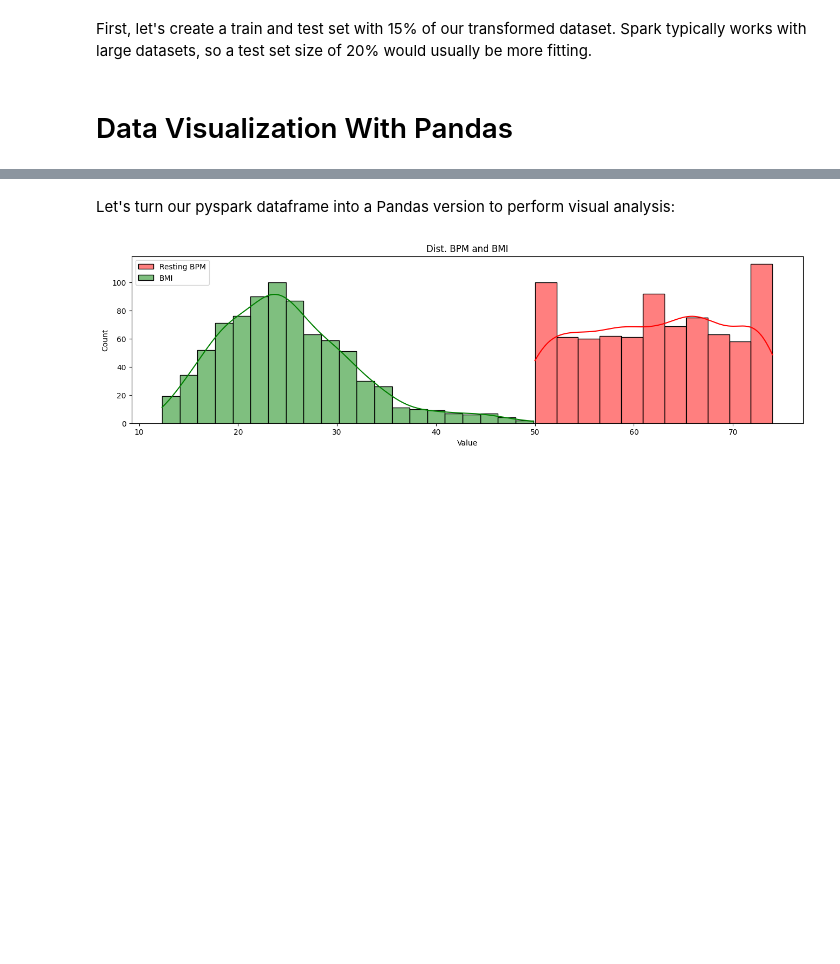
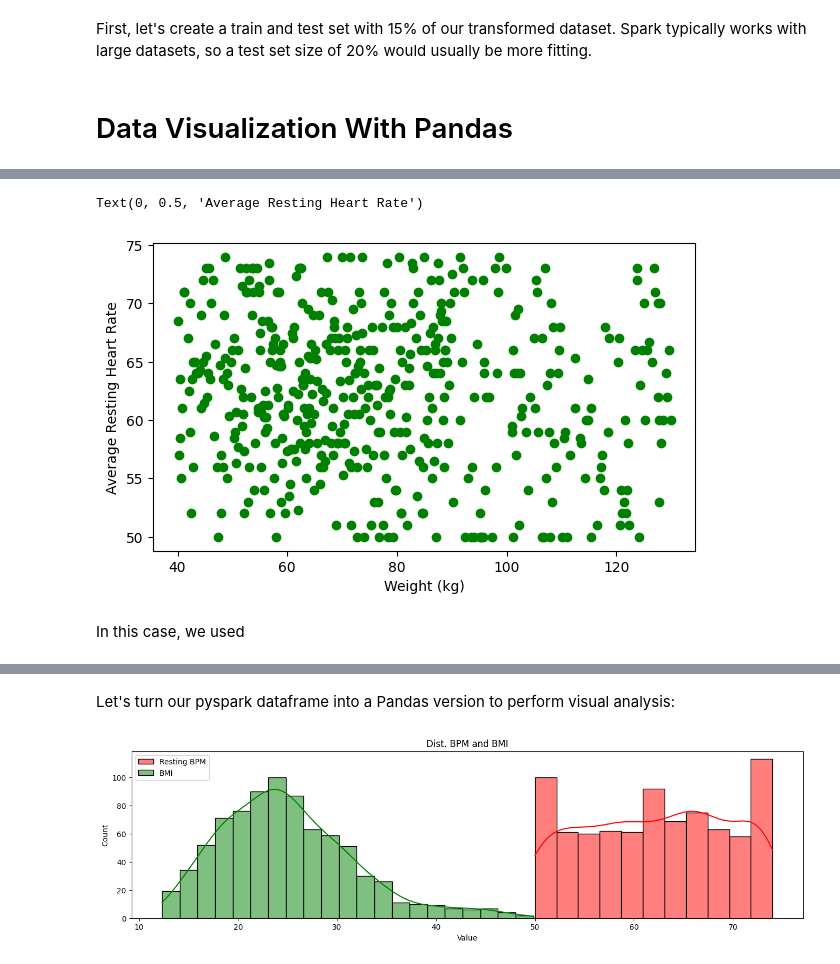
Before and after one commit to kklimov1/AngularSparkDataScienceProject, a Jupyter notebook: healthAnalysisCleaned.ipynb, the cells around one changed output, grey strips where cells are left out. Drawn from its saved outputs; the diff is of its cells as text; code cells hidden in the pictures; blank space fills up the shorter version.

Commit message:
Added SQL example within Spark

```diff
--- a/healthAnalysisCleaned.ipynb
+++ b/healthAnalysisCleaned.ipynb
@@ -188,0 +206,3 @@ train_set, test_set = df_final.randomSplit([0.85,0.15], seed=11)
+# %%
+sample_return_query = spark.sql("select `Weight (kg)`,  avg(Resting_BPM) as avg_resting_bpm from train_set group by `Weight (kg)` order by `Weight (kg)`")
+sample_return_query.show(n=3)
@@ -188,0 +218,11 @@ train_set, test_set = df_final.randomSplit([0.85,0.15], seed=11)
+# %%
+sample_return_aggregate = sample_return_query.toPandas()
+fig, axs = plt.subplots(1,1, figsize=(7,4), sharex = True)
+plt.scatter(sample_return_aggregate['Weight (kg)'], sample_return_aggregate['avg_resting_bpm'], color='green')
+plt.xlabel("Weight (kg)")
+plt.ylabel("Average Resting Heart Rate")
+# %% [output]
+Text(0, 0.5, 'Average Resting Heart Rate')
+[figure, added]
+# %% [markdown]
+In this case, we used
```
Also changed, not shown: parts of 31 cells of this notebook, 1 other file.
